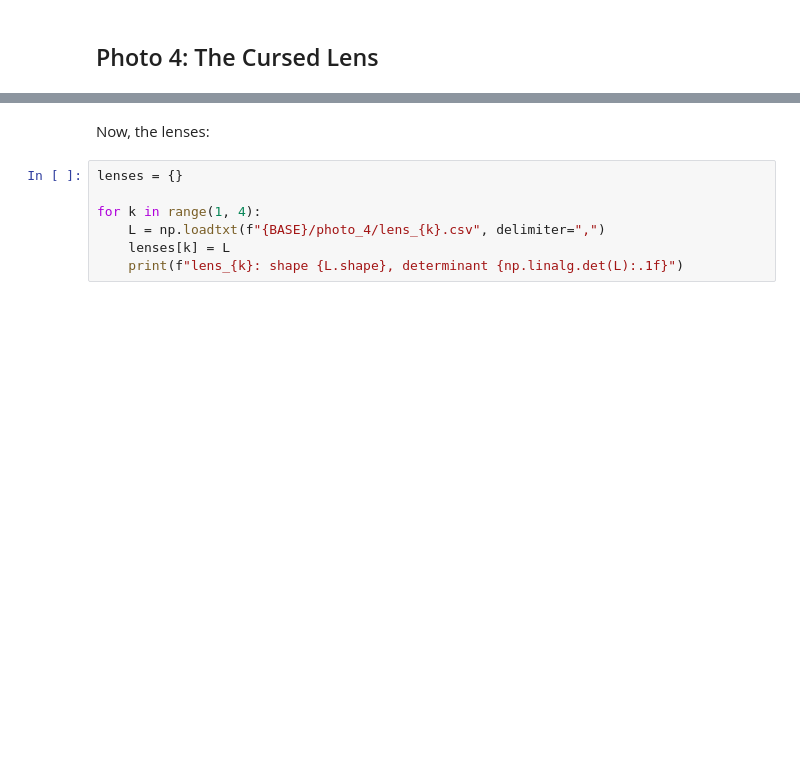
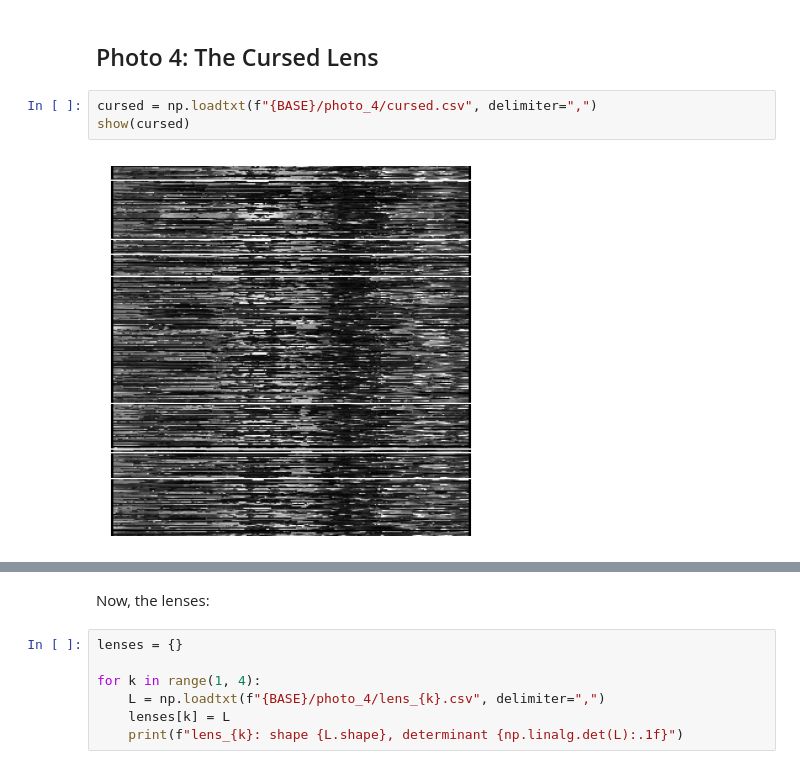
Before and after one commit to daniprec/Python-Course, a Jupyter notebook: scripts/ghost_hunt/ghost_hunt_solutions.ipynb, the cells around one changed output, grey strips where cells are left out. Saved outputs shown, nothing was run; the diff lists cells and outputs as text; blank space fills up the shorter version.

```diff
--- a/scripts/ghost_hunt/ghost_hunt_solutions.ipynb
+++ b/scripts/ghost_hunt/ghost_hunt_solutions.ipynb
@@ -156,5 +213,10 @@ plt.show()
 # %% [markdown]
 ## Photo 4: The Cursed Lens
+# %%
+cursed = np.loadtxt(f"{BASE}/photo_4/cursed.csv", delimiter=",")
+show(cursed)
+# %% [output]
+[figure, added]
 # %%
 cursed = np.loadtxt(f"{BASE}/photo_4/cursed.csv", delimiter=",")
 strips = np.vsplit(cursed, 5)
```
Also changed, not shown: parts of 22 cells of this notebook.
